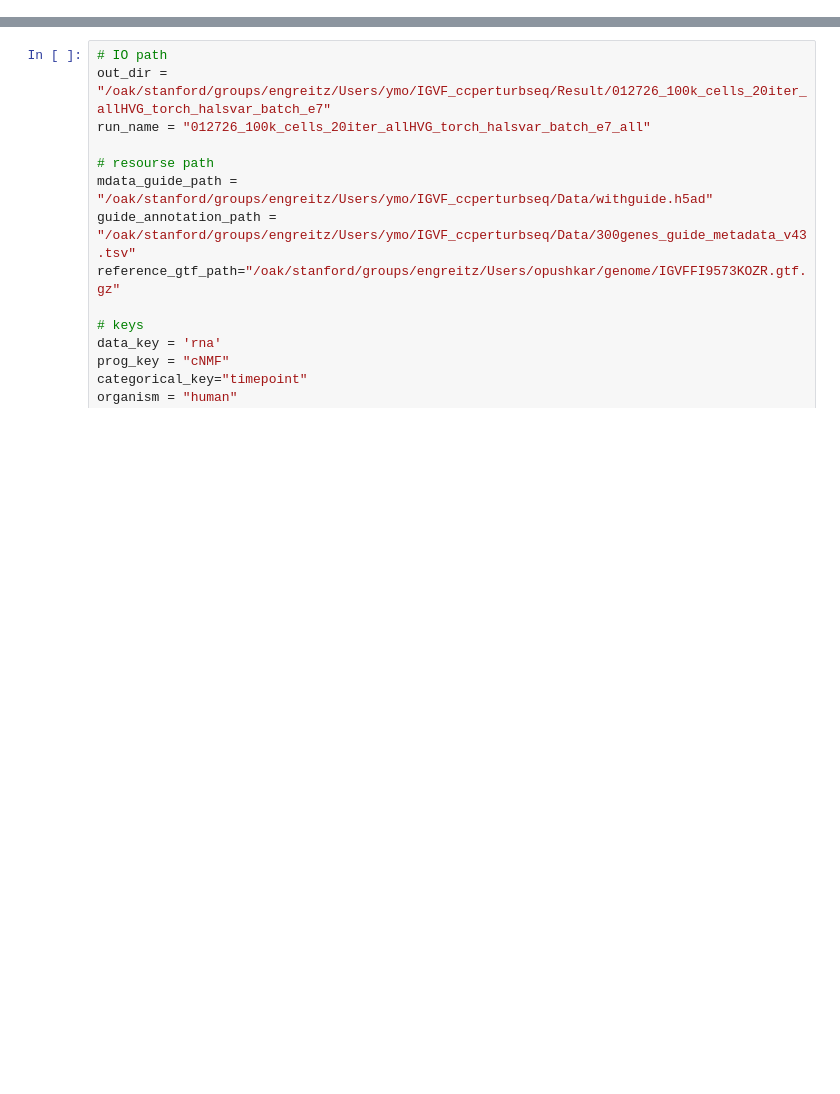
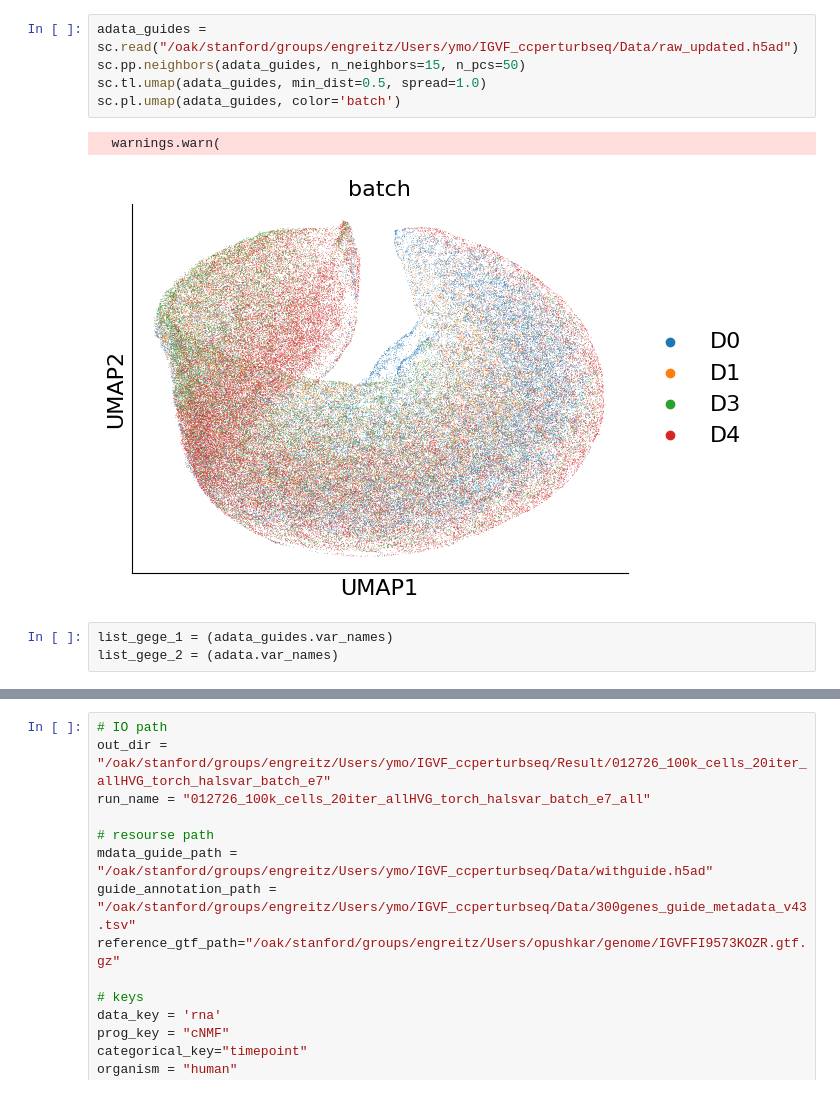
Before and after one commit to EngreitzLab/cNMF_benchmarking, a Jupyter notebook: cNMF_benchmarking_pipeline/Perturbation_association_calibration/JupterNote_Version/U-test_perturbation_calibration.ipynb, the cells around one changed output, grey strips where cells are left out. Cells and saved outputs as stored; diff of their text form; blank space fills up the shorter version.

```diff
--- a/cNMF_benchmarking_pipeline/Perturbation_association_calibration/JupterNote_Version/U-test_perturbation_calibration.ipynb
+++ b/cNMF_benchmarking_pipeline/Perturbation_association_calibration/JupterNote_Version/U-test_perturbation_calibration.ipynb
@@ -29,0 +35,11 @@ Matplotlib is building the font cache; this may take a moment.
+# %%
+adata_guides = sc.read("/oak/stanford/groups/engreitz/Users/ymo/IGVF_ccperturbseq/Data/raw_updated.h5ad")
+sc.pp.neighbors(adata_guides, n_neighbors=15, n_pcs=50)
+sc.tl.umap(adata_guides, min_dist=0.5, spread=1.0)
+sc.pl.umap(adata_guides, color='batch')
+# %% [output]
+  warnings.warn(
+[figure, added]
+# %%
+list_gege_1 = (adata_guides.var_names)
+list_gege_2 = (adata.var_names)
```
Also changed, not shown: parts of 5 cells of this notebook, 5 other files.
